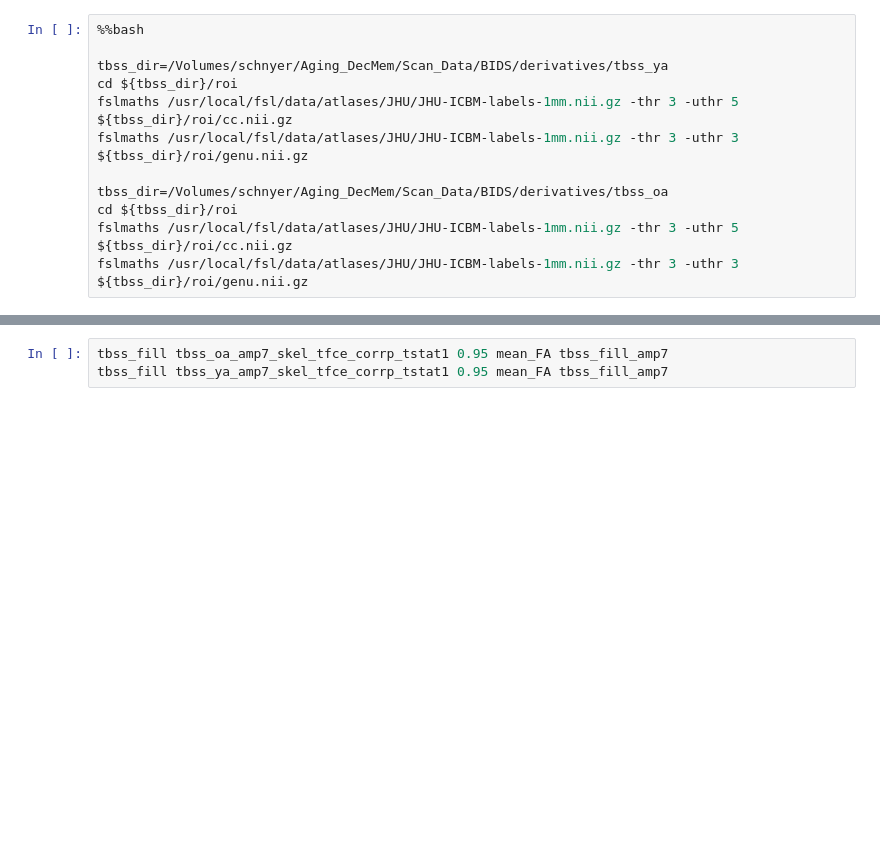
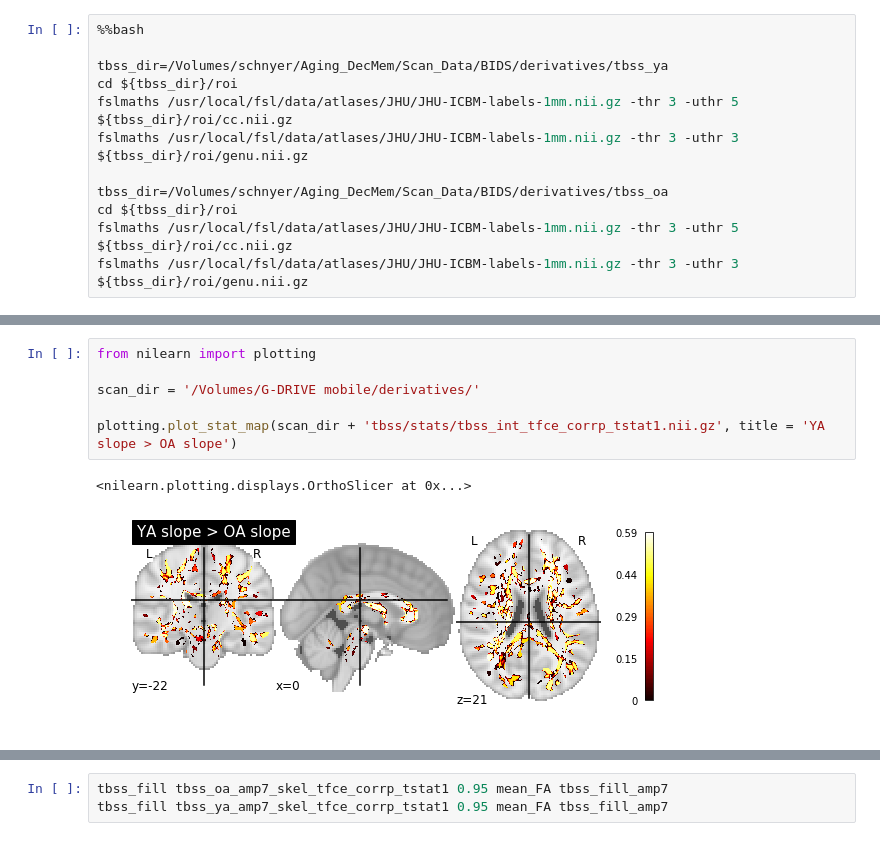
Before and after one commit to UTCogNeuroLab/adm_mri, a Jupyter notebook: analysis/dti/DTI Analysis.ipynb, the cells around one changed output, grey strips where cells are left out. Saved outputs shown, nothing was run; the diff lists cells and outputs as text; blank space fills up the shorter version.

```diff
--- a/analysis/dti/DTI Analysis.ipynb
+++ b/analysis/dti/DTI Analysis.ipynb
@@ -1212,0 +875,9 @@ oa_dem[0:5]
+# %%
+from nilearn import plotting
+
+scan_dir = '/Volumes/G-DRIVE mobile/derivatives/'
+
+plotting.plot_stat_map(scan_dir + 'tbss/stats/tbss_int_tfce_corrp_tstat1.nii.gz', title = 'YA slope > OA slope')
+# %% [output]
+<nilearn.plotting.displays.OrthoSlicer at 0x...>
+[figure, added]
```
Also changed, not shown: parts of 157 cells of this notebook.
